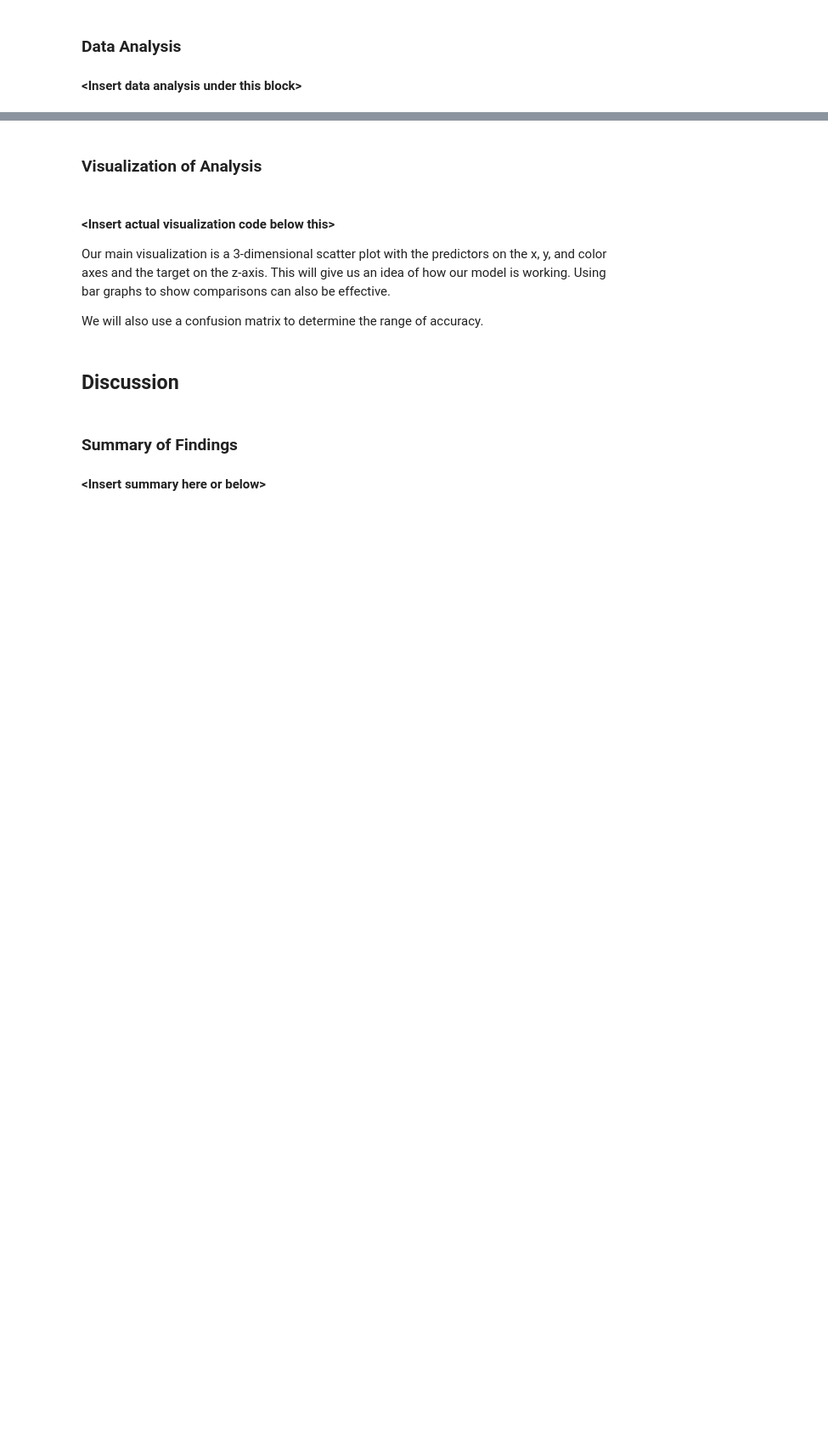
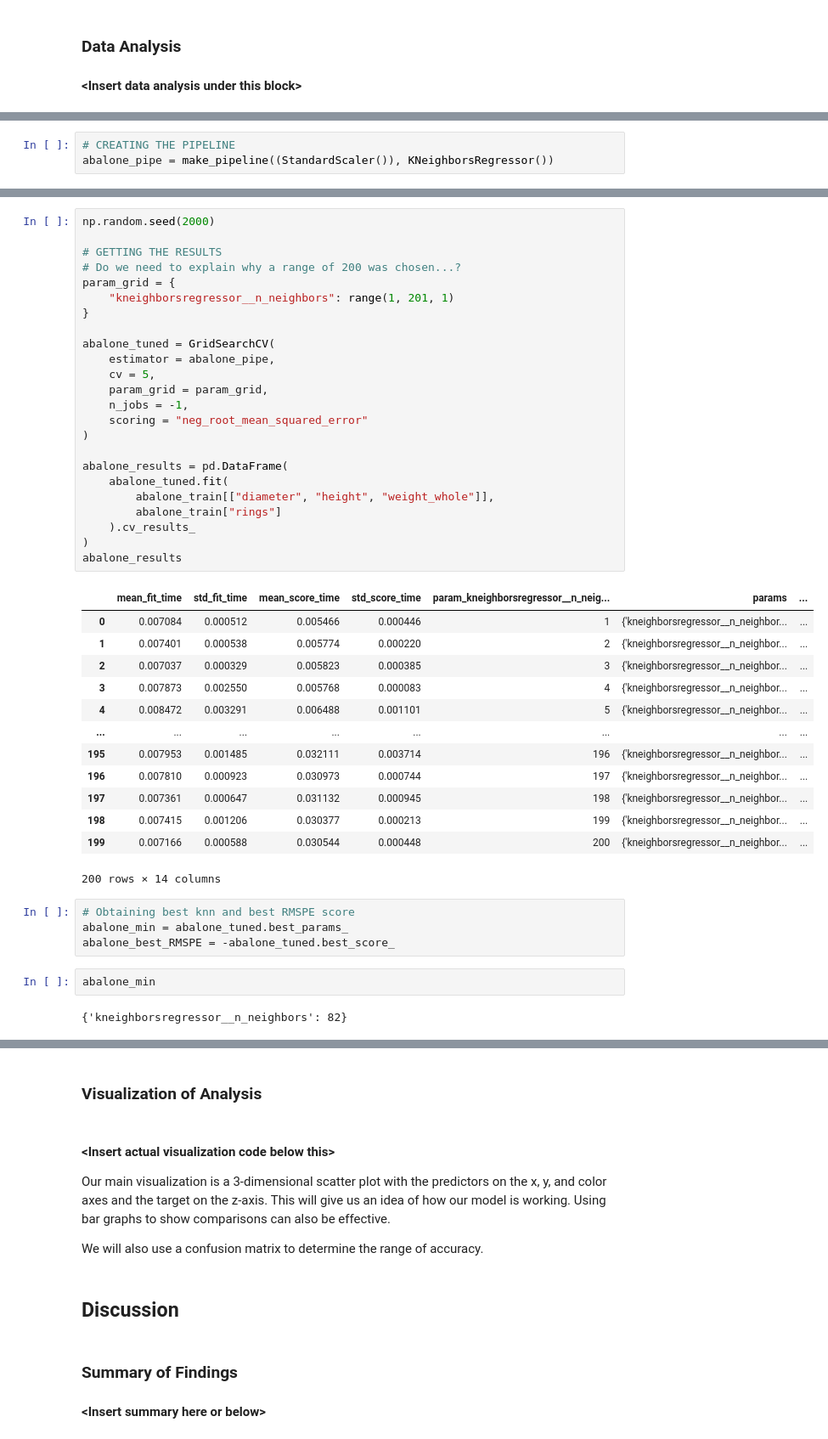
Before and after one commit to justinli34/Abalone-Age-Model, a Jupyter notebook: Project Report.ipynb, the cells around one changed output, grey strips where cells are left out. Shown at 85% size. Saved outputs shown, nothing was run; the diff lists cells and outputs as text; blank space fills up the shorter version.

Commit message:
Used knn regression to analyze data

```diff
--- a/Project Report.ipynb
+++ b/Project Report.ipynb
@@ -295,0 +303,3 @@ length_v_diameter | whole_weight_v_shucked_weight
+# %%
+# CREATING THE PIPELINE
+abalone_pipe = make_pipeline((StandardScaler()), KNeighborsRegressor())
@@ -295,0 +319,46 @@ length_v_diameter | whole_weight_v_shucked_weight
+# %%
+np.random.seed(2000)
+
+# GETTING THE RESULTS
+# Do we need to explain why a range of 200 was chosen...?
+param_grid = {
+    "kneighborsregressor__n_neighbors": range(1, 201, 1)
+}
+
+abalone_tuned = GridSearchCV(
+    estimator = abalone_pipe,
+    cv = 5,
+    param_grid = param_grid,
+    n_jobs = -1,
+    scoring = "neg_root_mean_squared_error"
+)
+
+abalone_results = pd.DataFrame(
+    abalone_tuned.fit(
+        abalone_train[["diameter", "height", "weight_whole"]],
+        abalone_train["rings"]
+    ).cv_results_
+)
+abalone_results
+# %% [output]
+|  | mean_fit_time | std_fit_time | mean_score_time | std_score_time | param_kneighborsregressor__n_neig... | params | ... |
+| 0 | 0.007084 | 0.000512 | 0.005466 | 0.000446 | 1 | {'kneighborsregressor__n_neighbor... | ... |
+| 1 | 0.007401 | 0.000538 | 0.005774 | 0.000220 | 2 | {'kneighborsregressor__n_neighbor... | ... |
+| 2 | 0.007037 | 0.000329 | 0.005823 | 0.000385 | 3 | {'kneighborsregressor__n_neighbor... | ... |
+| 3 | 0.007873 | 0.002550 | 0.005768 | 0.000083 | 4 | {'kneighborsregressor__n_neighbor... | ... |
+| 4 | 0.008472 | 0.003291 | 0.006488 | 0.001101 | 5 | {'kneighborsregressor__n_neighbor... | ... |
+| ... | ... | ... | ... | ... | ... | ... | ... |
+| 195 | 0.007953 | 0.001485 | 0.032111 | 0.003714 | 196 | {'kneighborsregressor__n_neighbor... | ... |
+| 196 | 0.007810 | 0.000923 | 0.030973 | 0.000744 | 197 | {'kneighborsregressor__n_neighbor... | ... |
+| 197 | 0.007361 | 0.000647 | 0.031132 | 0.000945 | 198 | {'kneighborsregressor__n_neighbor... | ... |
+| 198 | 0.007415 | 0.001206 | 0.030377 | 0.000213 | 199 | {'kneighborsregressor__n_neighbor... | ... |
+| 199 | 0.007166 | 0.000588 | 0.030544 | 0.000448 | 200 | {'kneighborsregressor__n_neighbor... | ... |
+200 rows × 14 columns
+# %%
+# Obtaining best knn and best RMSPE score
+abalone_min = abalone_tuned.best_params_
+abalone_best_RMSPE = -abalone_tuned.best_score_
+# %%
+abalone_min
+# %% [output]
+{'kneighborsregressor__n_neighbors': 82}
```
Also changed, not shown: parts of 6 cells of this notebook.
